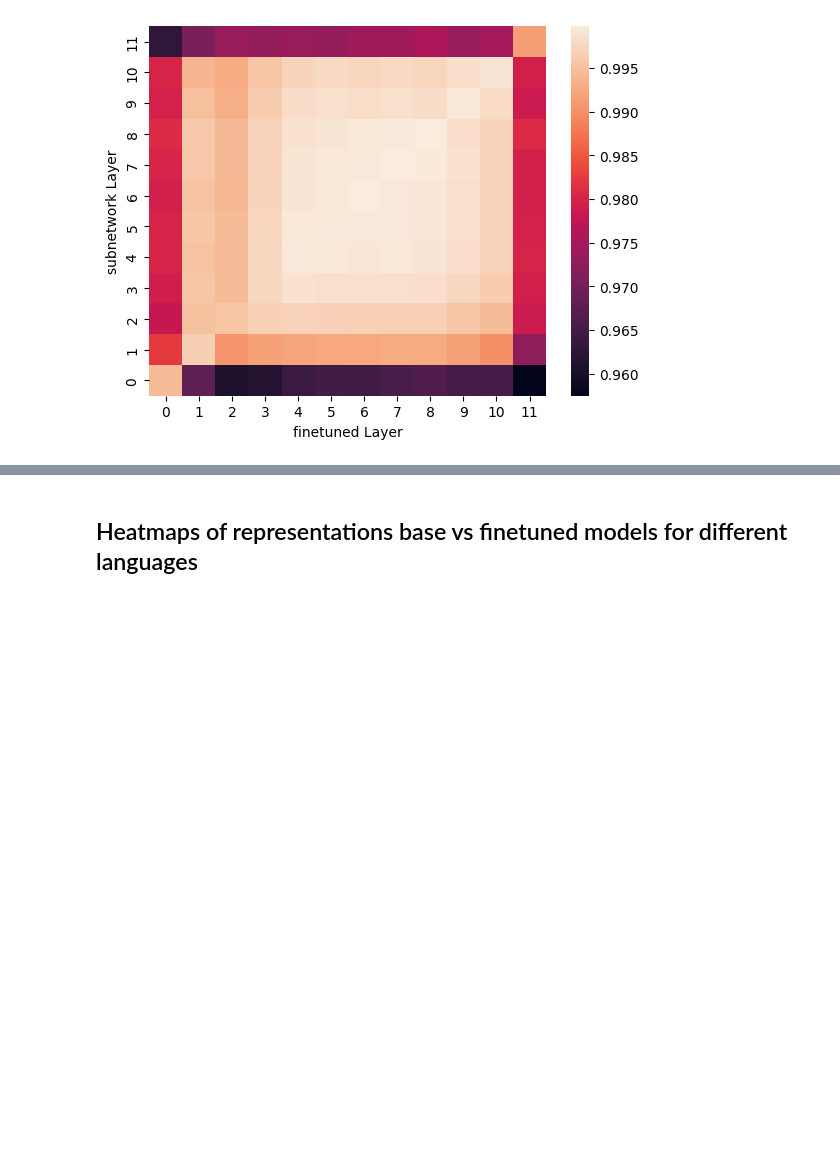
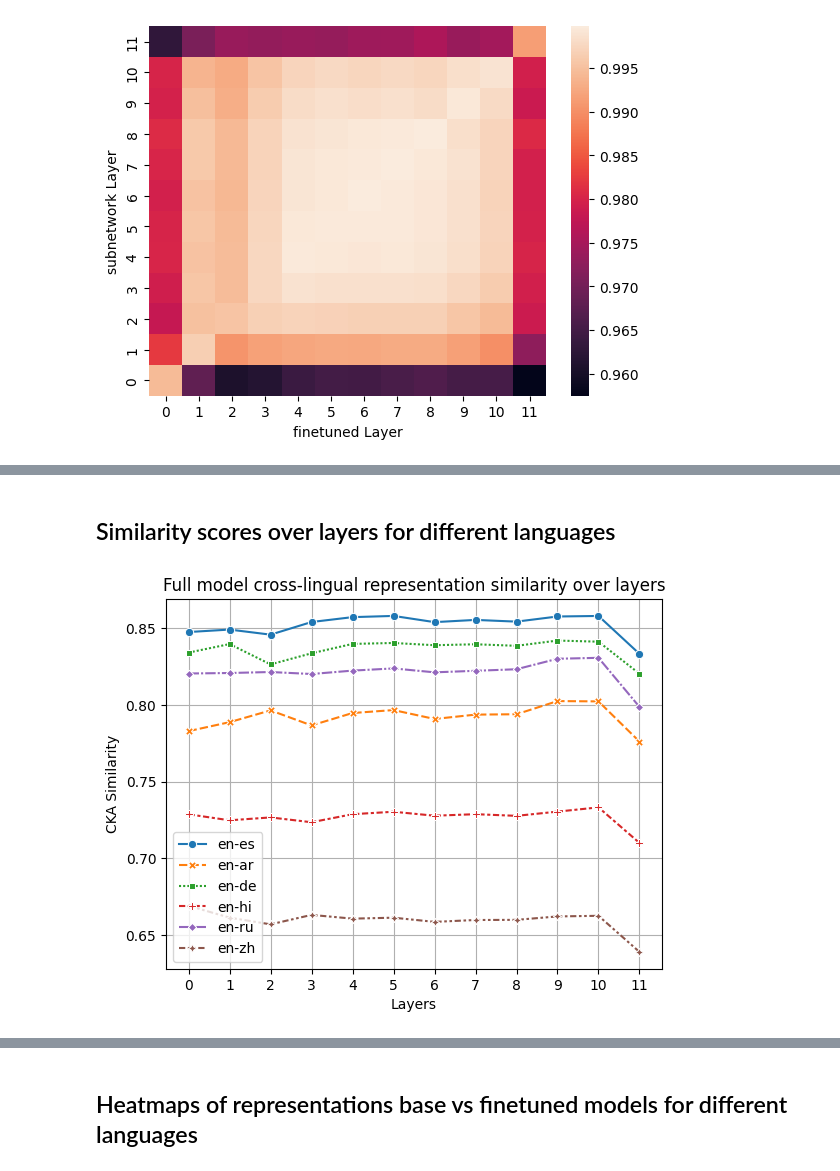
Before and after one commit to MaxBelitsky/cross-lingual-subnetworks, a Jupyter notebook: svcca_cka.ipynb, the cells around one changed output, grey strips where cells are left out. Drawn from its saved outputs; the diff is of its cells as text; code cells hidden in the pictures; blank space fills up the shorter version.

```diff
--- a/svcca_cka.ipynb
+++ b/svcca_cka.ipynb
@@ -245,0 +267,38 @@ cka_layer_by_layer(
+# %% [markdown]
+## Similarity scores over layers for different languages
+# %%
+def cka_layer_by_layer_langs(full_sub: dict,  exp_name1: str, exp_name2: str,source: str = "en", savename: str = None, title: str = None):
+    cka_results = dict()
+    source_vals = full_sub[source][exp_name1]
+    for lang, vals in full_sub.items():
+        if lang == source:
+            continue
+
+        ref_vals = vals[exp_name2]
+
+        res = []
+        for layer_id in range(len(ref_vals)):
+            res.append(cka(source_vals[layer_id].detach(), ref_vals[layer_id].detach()))
+        cka_results[f"{source}-{lang}"] = res
+
+    df = pd.DataFrame(cka_results)
+
+    sns.lineplot(data=df, markers=True)
+    plt.grid()
+    plt.xticks(range(12))
+    plt.title(title)
+    plt.xlabel("Layers")
+    plt.ylabel("CKA Similarity")
+    if savename is not None:
+        plt.savefig(f"images/{savename}")
+# %%
+cka_layer_by_layer_langs(
+    full_sub=full_sub,
+    source="en",
+    exp_name1="full",
+    exp_name2="full",
+    savename="cka_en_other_langs_full.pdf",
+    title="Full model cross-lingual representation similarity over layers",
+)
+# %% [output]
+[figure, added]
```
Also changed, not shown: parts of 12 cells of this notebook, 6 other files.
